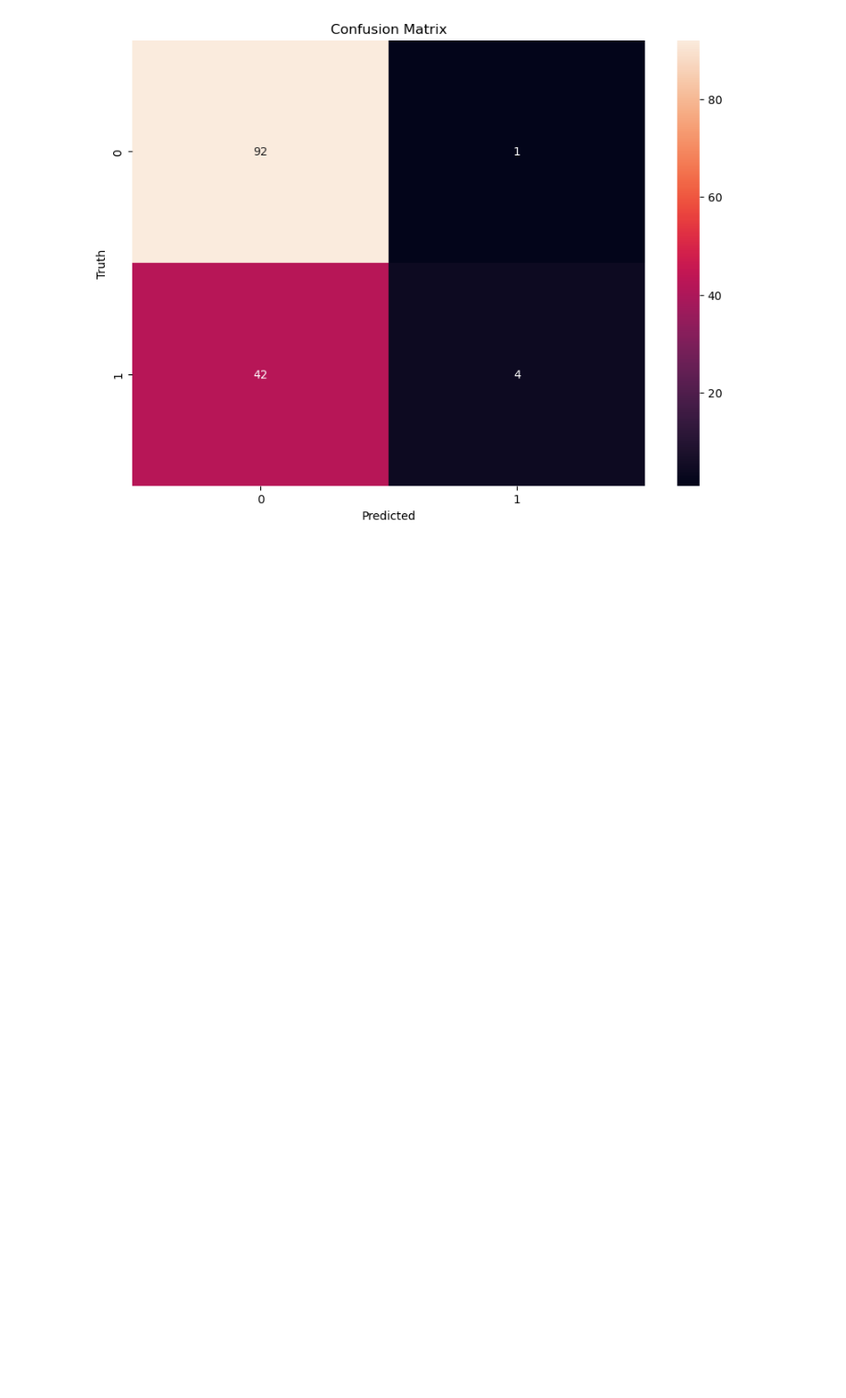
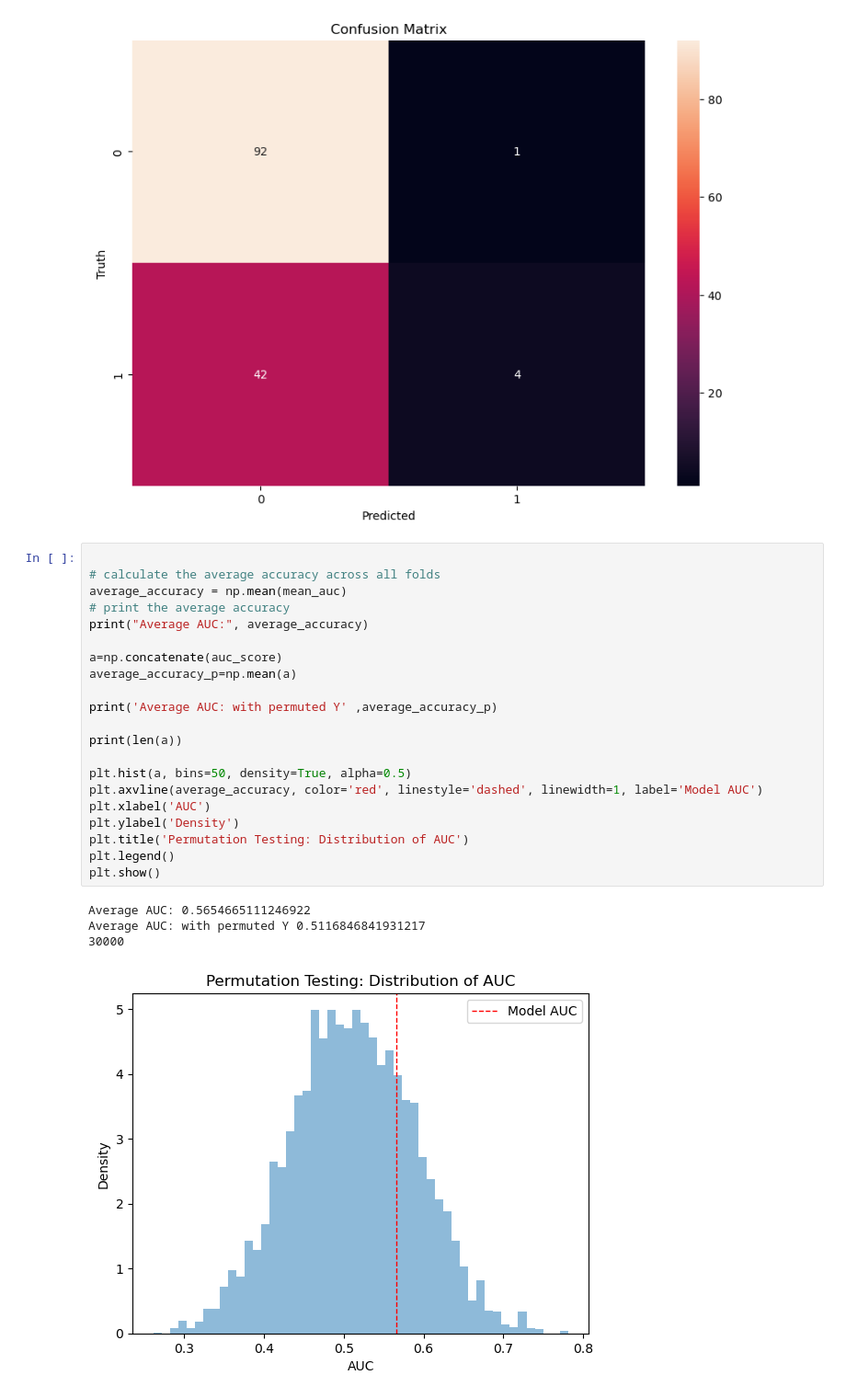
Before and after one commit to MikkelDitlevOlsen1/Computational-Modelling-of-Cooperation-Behavior-using-Bayesian-Inference, a Jupyter notebook: Models/Classifier.ipynb, the cells around one changed output. Shown at 92% size. Cells and saved outputs as stored; diff of their text form; blank space fills up the shorter version.

```diff
--- a/Models/Classifier.ipynb
+++ b/Models/Classifier.ipynb
@@ -314,3 +301,29 @@ plt.title('Confusion Matrix')
 plt.show()
 # %% [output]
 [figure]
+# %%
+
+# calculate the average accuracy across all folds
+average_accuracy = np.mean(mean_auc)
+# print the average accuracy
+print("Average AUC:", average_accuracy)
+
+a=np.concatenate(auc_score)
+average_accuracy_p=np.mean(a)
+
+print('Average AUC: with permuted Y' ,average_accuracy_p)
+
+print(len(a))
+
+plt.hist(a, bins=50, density=True, alpha=0.5)
+plt.axvline(average_accuracy, color='red', linestyle='dashed', linewidth=1, label='Model AUC')
+plt.xlabel('AUC')
+plt.ylabel('Density')
+plt.title('Permutation Testing: Distribution of AUC')
+plt.legend()
+plt.show()
+# %% [output]
+Average AUC: 0.5654665111246922
+Average AUC: with permuted Y 0.5116846841931217
+30000
+[figure, added]
```
Also changed, not shown: parts of 8 cells of this notebook.
